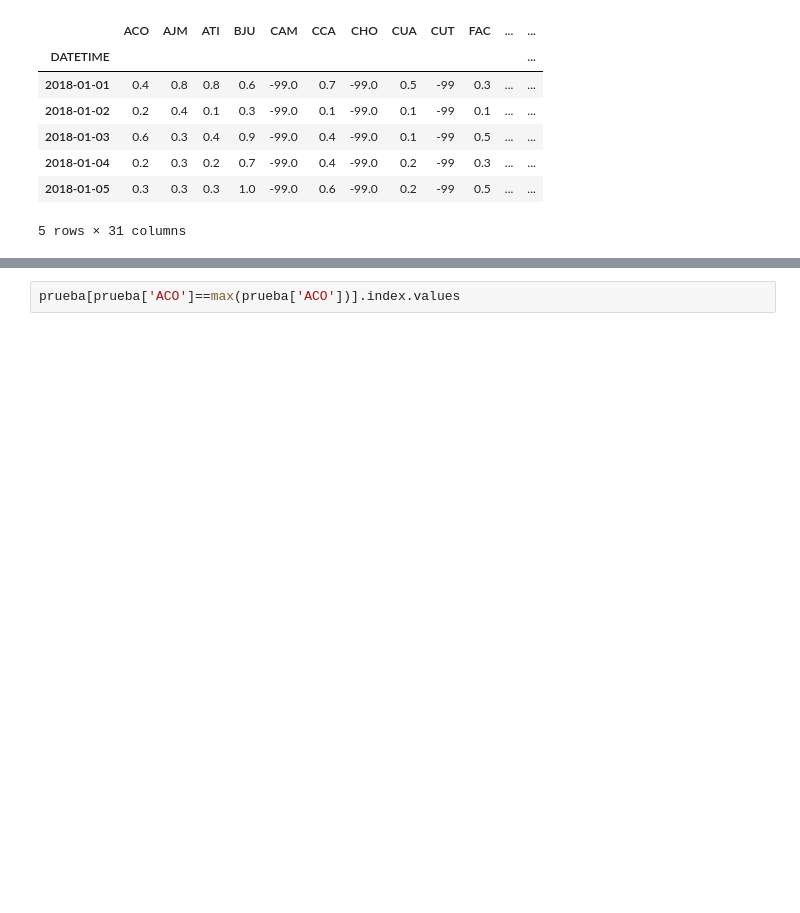
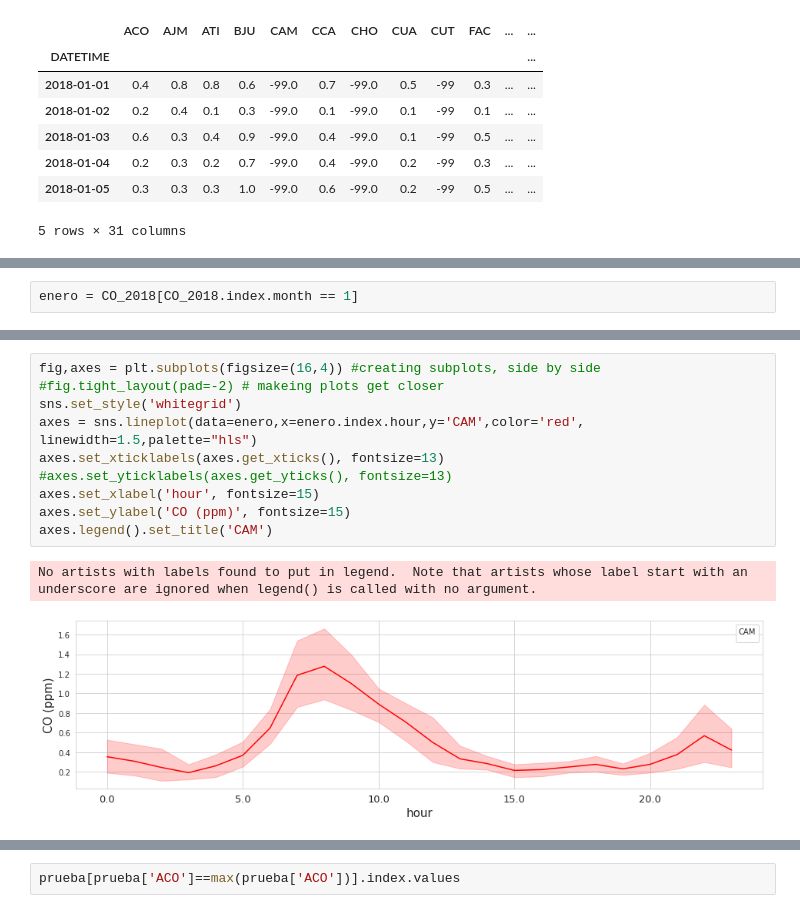
Before and after one commit to lorenaphys/air_pollution_cdmx, a Jupyter notebook: notebooks/Air_pollution_analysis.ipynb, the cells around one changed output, grey strips where cells are left out. Cells and saved outputs as stored; diff of their text form; blank space fills up the shorter version.

```diff
--- a/notebooks/Air_pollution_analysis.ipynb
+++ b/notebooks/Air_pollution_analysis.ipynb
@@ -51,0 +43,2 @@ Int64Index([0, 0, 0, 0, 0, 0, 0, 0, 0, 0, 0, 0, 0, 0, 0, 0, 0, 0, 0, 0, 0, 0,
+# %%
+enero = CO_2018[CO_2018.index.month == 1]
@@ -51,0 +123,14 @@ Int64Index([0, 0, 0, 0, 0, 0, 0, 0, 0, 0, 0, 0, 0, 0, 0, 0, 0, 0, 0, 0, 0, 0,
+# %%
+fig,axes = plt.subplots(figsize=(16,4)) #creating subplots, side by side
+#fig.tight_layout(pad=-2) # makeing plots get closer
+sns.set_style('whitegrid')
+axes = sns.lineplot(data=enero,x=enero.index.hour,y='CAM',color='red',
+linewidth=1.5,palette="hls")
+axes.set_xticklabels(axes.get_xticks(), fontsize=13)
+#axes.set_yticklabels(axes.get_yticks(), fontsize=13)
+axes.set_xlabel('hour', fontsize=15)
+axes.set_ylabel('CO (ppm)', fontsize=15)
+axes.legend().set_title('CAM')
+# %% [output]
+No artists with labels found to put in legend.  Note that artists whose label start with an underscore are ignored when legend() is called with no argument.
+[figure, added]
```
Also changed, not shown: parts of 24 cells of this notebook.
